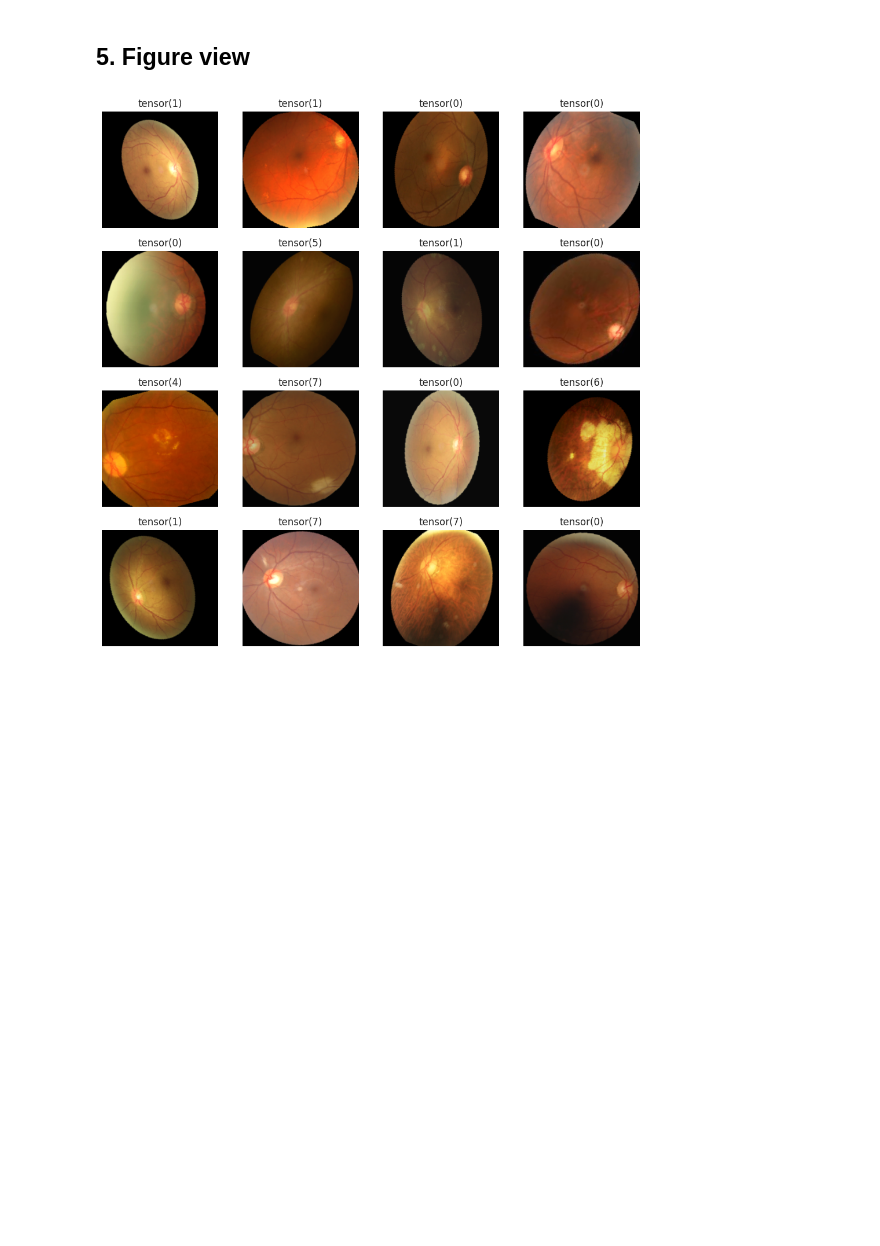
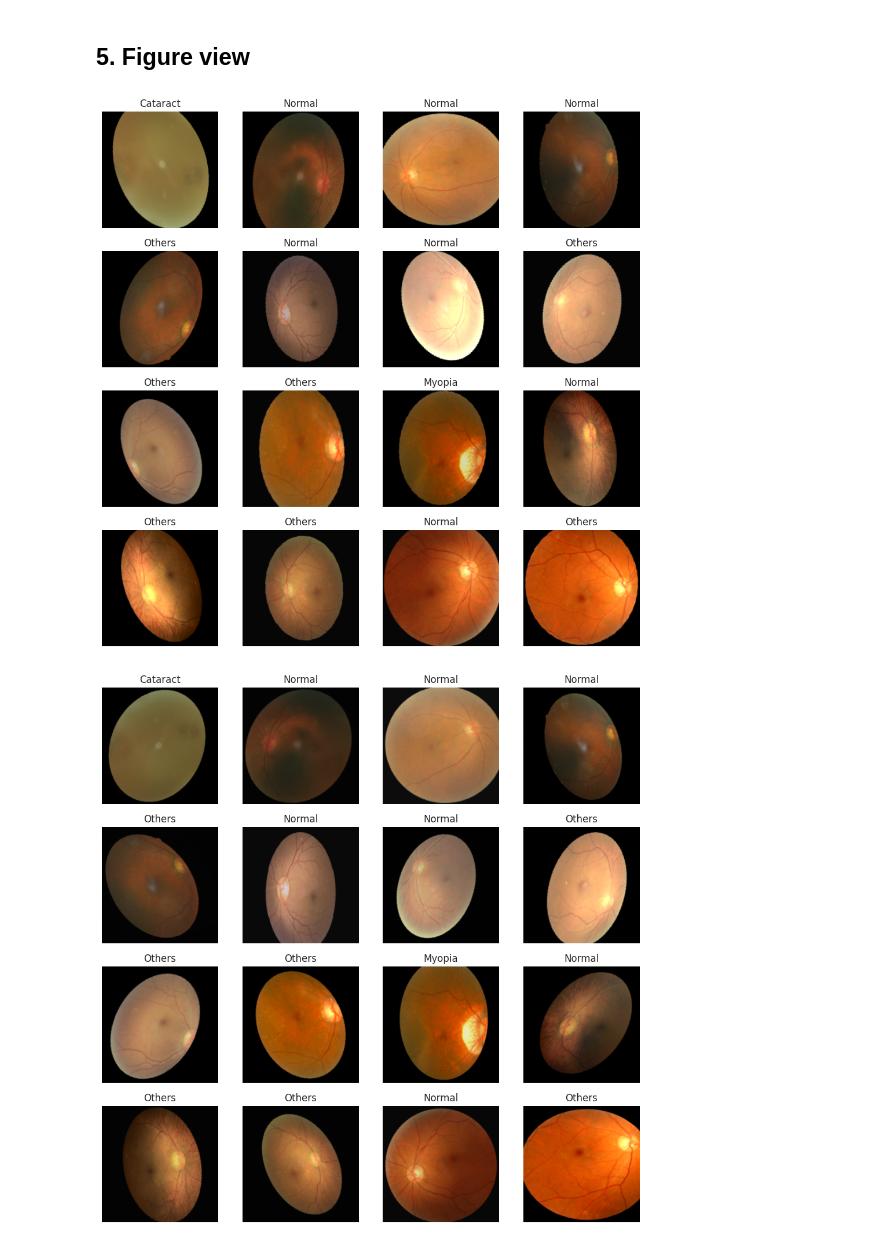
Before and after one commit to Xu739/ODIR-Dataset-Classification-Generation-and-Self-Supervised-Learning, a Jupyter notebook: notebook/EDA.ipynb, the cells around one changed output. Saved outputs shown, nothing was run; the diff lists cells and outputs as text; code cells hidden in the pictures; blank space fills up the shorter version.

```diff
--- a/notebook/EDA.ipynb
+++ b/notebook/EDA.ipynb
@@ -153,9 +222,10 @@ train_transforms = T.Compose([
     T.Normalize([0.5]*3,[0.5]*3)
 ])
 
+aug_dataset = ImgDataset(csv_path, img_path, split_fold, transform=train_transforms)
+aug_dataloader = DataLoader(aug_dataset, batch_size=32, shuffle=False, num_workers=4)
 dataset = ImgDataset(csv_path, img_path, split_fold, transform=train_transforms)
-dataloader = DataLoader(dataset, batch_size=32, shuffle=True, num_workers=4)
-
+dataloader = DataLoader(dataset, batch_size=32, shuffle=False, num_workers=4)
 print(len(dataloader))
 # %% [output]
 120
@@ -164,17 +234,23 @@ print(len(dataloader))
 # %%
 def show_images(images, labels, n=16):
     plt.figure(figsize=(12,12))
     for i in range(min(n,len(labels))):
         plt.subplot(4,4,i+1)
         img = images[i].permute(1,2,0).numpy()
         img = (img*0.5+0.5)  # [-1,1] -> [0,1]
         plt.imshow(img)
-        plt.title(labels[i])
+        plt.title(label_to_name[labels[i].item()])
         plt.axis('off')
+    # plt.save('./notebook/figure/')
     plt.show()
 
 for imgs, labels in dataloader:
     show_images(imgs, labels)
     break
+
+for imgs, labels in aug_dataloader:
+    show_images(imgs, labels)
+    break
 # %% [output]
-[figure, old version]
+[figure, new version]
+[figure, added]
```
Also changed, not shown: parts of 2 cells of this notebook, 13 other files.
